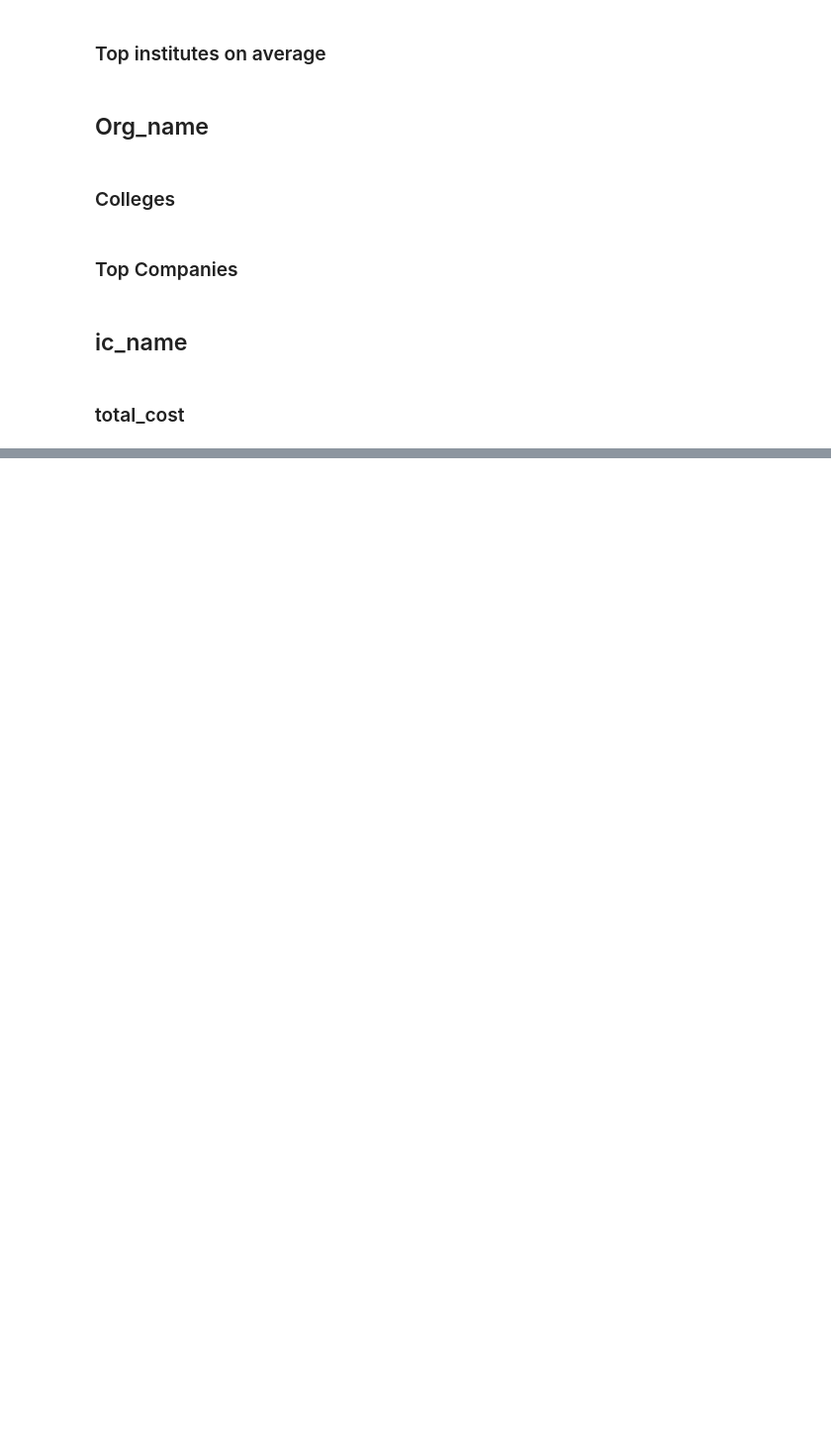
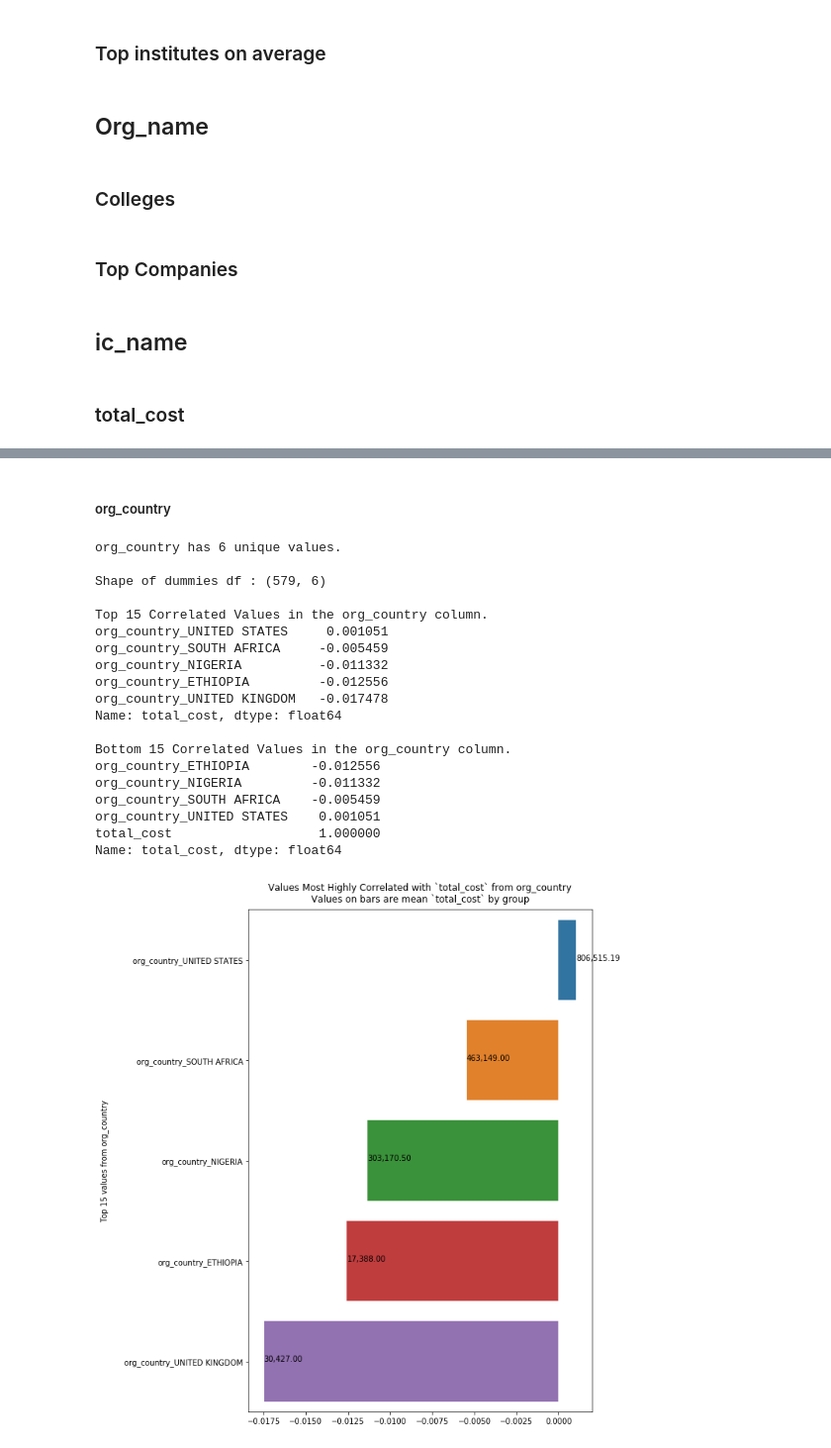
Before and after one commit to mrtoronto/nih_project_data, a Jupyter notebook: get_nih_data.ipynb, the cells around one changed output, grey strips where cells are left out. Shown at 99% size. Cells and saved outputs as stored; diff of their text form; code cells hidden in the pictures; blank space fills up the shorter version.

```diff
--- a/get_nih_data.ipynb
+++ b/get_nih_data.ipynb
@@ -318,0 +436,25 @@ cor
+# %% [markdown]
+##### org_country
+# %%
+calc_corr_plot('org_country', list_n = 15, plot_n = 15)
+# %% [output]
+org_country has 6 unique values.
+
+Shape of dummies df : (579, 6)
+
+Top 15 Correlated Values in the org_country column.
+org_country_UNITED STATES     0.001051
+org_country_SOUTH AFRICA     -0.005459
+org_country_NIGERIA          -0.011332
+org_country_ETHIOPIA         -0.012556
+org_country_UNITED KINGDOM   -0.017478
+Name: total_cost, dtype: float64
+
+Bottom 15 Correlated Values in the org_country column.
+org_country_ETHIOPIA        -0.012556
+org_country_NIGERIA         -0.011332
+org_country_SOUTH AFRICA    -0.005459
+org_country_UNITED STATES    0.001051
+total_cost                   1.000000
+Name: total_cost, dtype: float64
+[figure, added]
```
Also changed, not shown: parts of 22 cells of this notebook.
